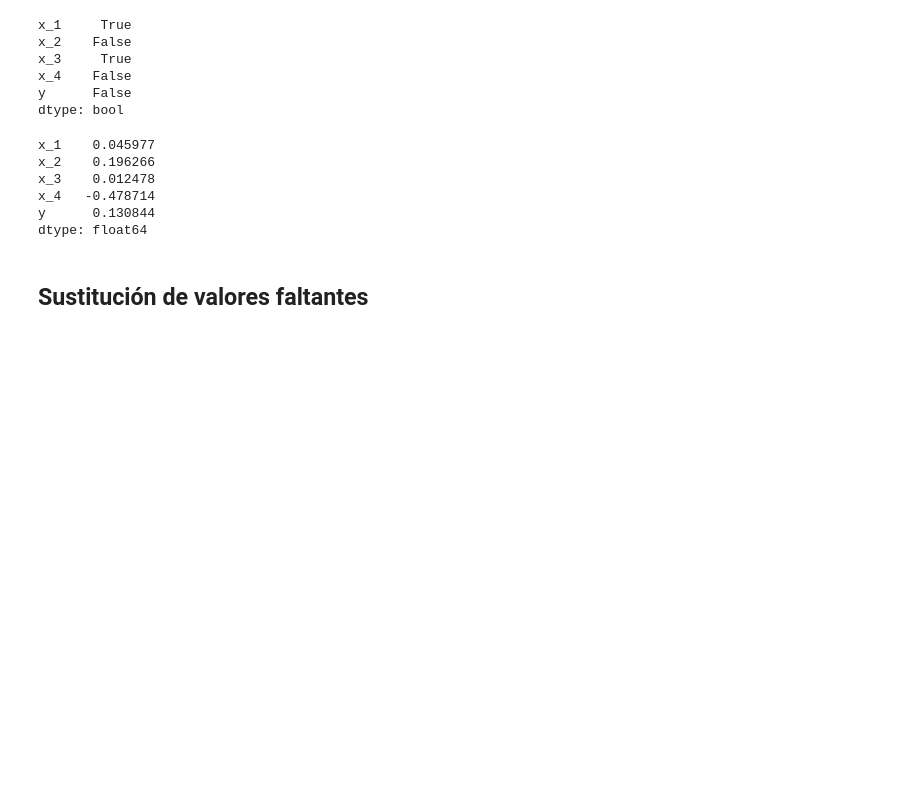
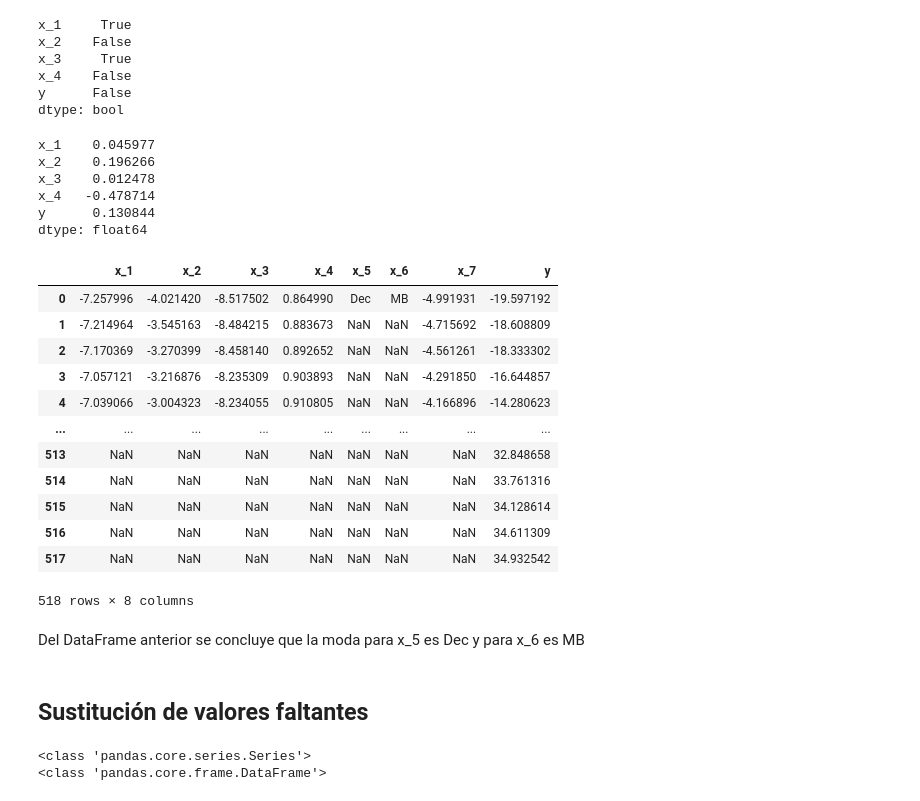
Before and after one commit to AlexNoelHdz/feature-engineering, a Jupyter notebook: Practica1_HernandezAlejandro.ipynb, the cells around one changed output. Saved outputs shown, nothing was run; the diff lists cells and outputs as text; code cells hidden in the pictures; blank space fills up the shorter version.

```diff
--- a/Practica1_HernandezAlejandro.ipynb
+++ b/Practica1_HernandezAlejandro.ipynb
@@ -118,5 +129,32 @@ x_3    0.012478
 x_4   -0.478714
 y      0.130844
 dtype: float64
+# %%
+# Por último, revisamos la moda con interés en lo que las variable categoricas presenten (x_5 y x_6)
+df.mode()
+# %% [output]
+|  | x_1 | x_2 | x_3 | x_4 | x_5 | x_6 | x_7 | y |
+| 0 | -7.257996 | -4.021420 | -8.517502 | 0.864990 | Dec | MB | -4.991931 | -19.597192 |
+| 1 | -7.214964 | -3.545163 | -8.484215 | 0.883673 | NaN | NaN | -4.715692 | -18.608809 |
+| 2 | -7.170369 | -3.270399 | -8.458140 | 0.892652 | NaN | NaN | -4.561261 | -18.333302 |
+| 3 | -7.057121 | -3.216876 | -8.235309 | 0.903893 | NaN | NaN | -4.291850 | -16.644857 |
+| 4 | -7.039066 | -3.004323 | -8.234055 | 0.910805 | NaN | NaN | -4.166896 | -14.280623 |
+| ... | ... | ... | ... | ... | ... | ... | ... | ... |
+| 513 | NaN | NaN | NaN | NaN | NaN | NaN | NaN | 32.848658 |
+| 514 | NaN | NaN | NaN | NaN | NaN | NaN | NaN | 33.761316 |
+| 515 | NaN | NaN | NaN | NaN | NaN | NaN | NaN | 34.128614 |
+| 516 | NaN | NaN | NaN | NaN | NaN | NaN | NaN | 34.611309 |
+| 517 | NaN | NaN | NaN | NaN | NaN | NaN | NaN | 34.932542 |
+518 rows × 8 columns
+# %% [markdown]
+Del DataFrame anterior se concluye que la moda para x_5 es Dec y para x_6 es MB
 # %% [markdown]
 ## Sustitución de valores faltantes
+# %%
+df_test = df_clean_1.copy()
+# Antes de comenzar, veamos que para acceder al dataframe de una columna, se necesita doble square, porque con un square el objeto es de tipo Series
+print(type(df_test['x_1']))
+print(type(df_test[['x_1']]))
+# %% [output]
+<class 'pandas.core.series.Series'>
+<class 'pandas.core.frame.DataFrame'>
```
Also changed, not shown: parts of 23 cells of this notebook, 1 other file.
